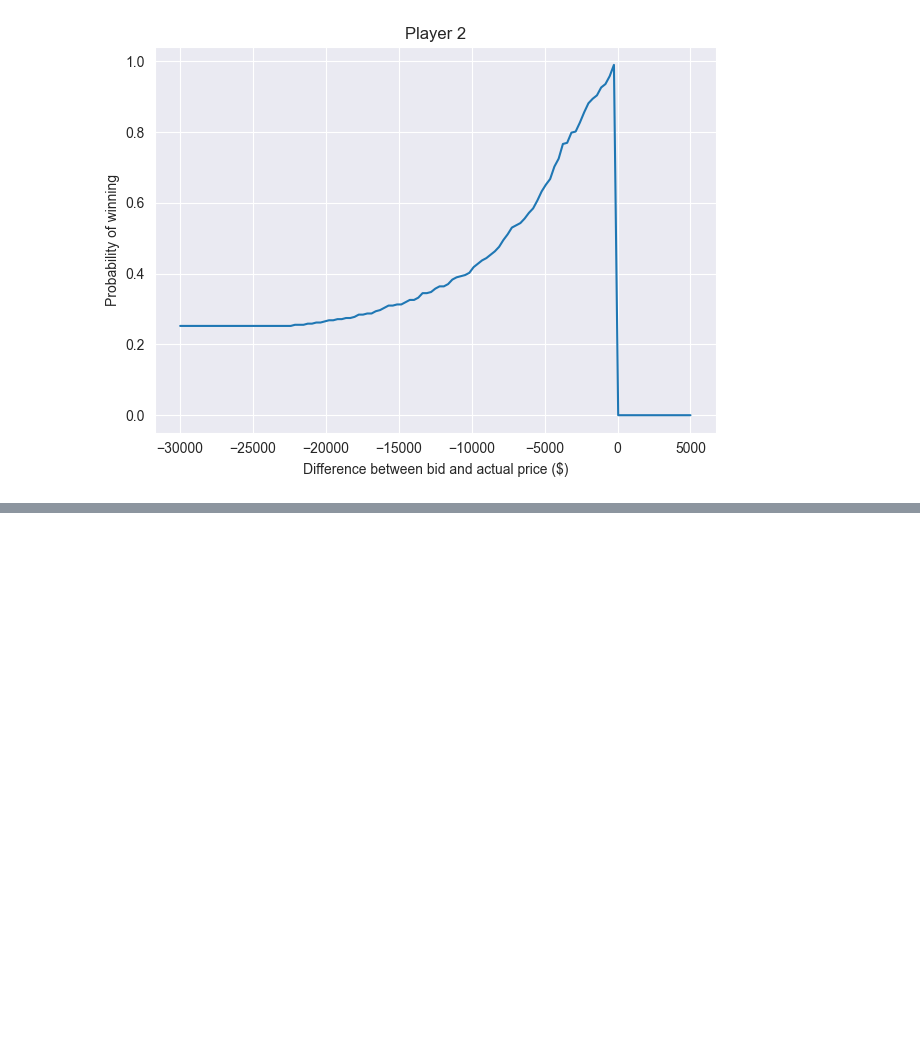
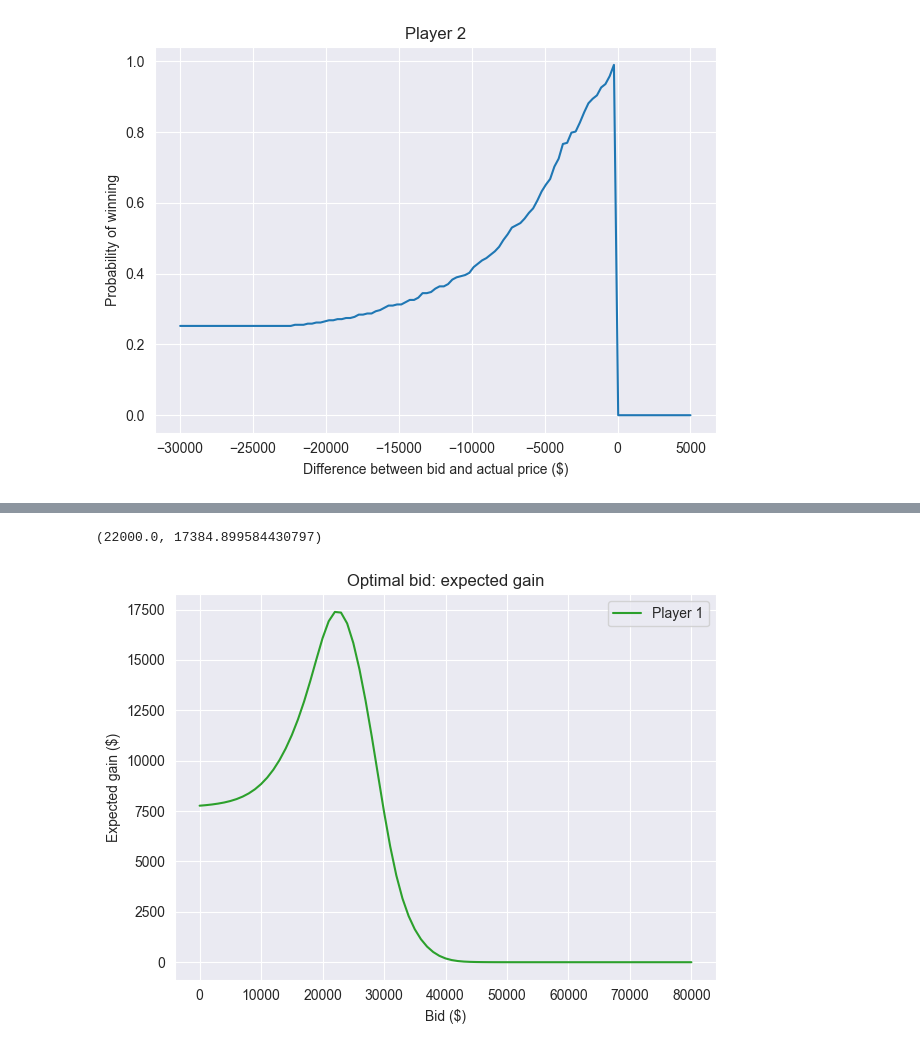
Before and after one commit to Xupeiyi/think-bayes, a Jupyter notebook: chapter9.ipynb, the cells around one changed output, grey strips where cells are left out. Drawn from its saved outputs; the diff is of its cells as text; code cells hidden in the pictures; blank space fills up the shorter version.

```diff
--- a/chapter9.ipynb
+++ b/chapter9.ipynb
@@ -189,0 +276,18 @@ decorate(
+# %%
+expected_gains1 = [
+    calc_expected_gain(bid, price_posterior1, diff_sample2)
+    for bid in price_posterior1.qs
+]
+expected_gains1 = pd.Series(expected_gains1, index=price_posterior1.qs)
+
+expected_gains1.plot(label='Player 1', color='C2')
+decorate(
+    xlabel='Bid ($)',
+    ylabel='Expected gain ($)',
+    title='Optimal bid: expected gain'
+)
+
+expected_gains1.idxmax(), expected_gains1.max()
+# %% [output]
+(22000.0, 17384.899584430797)
+[figure, added]
```
Also changed, not shown: parts of 18 cells of this notebook.
